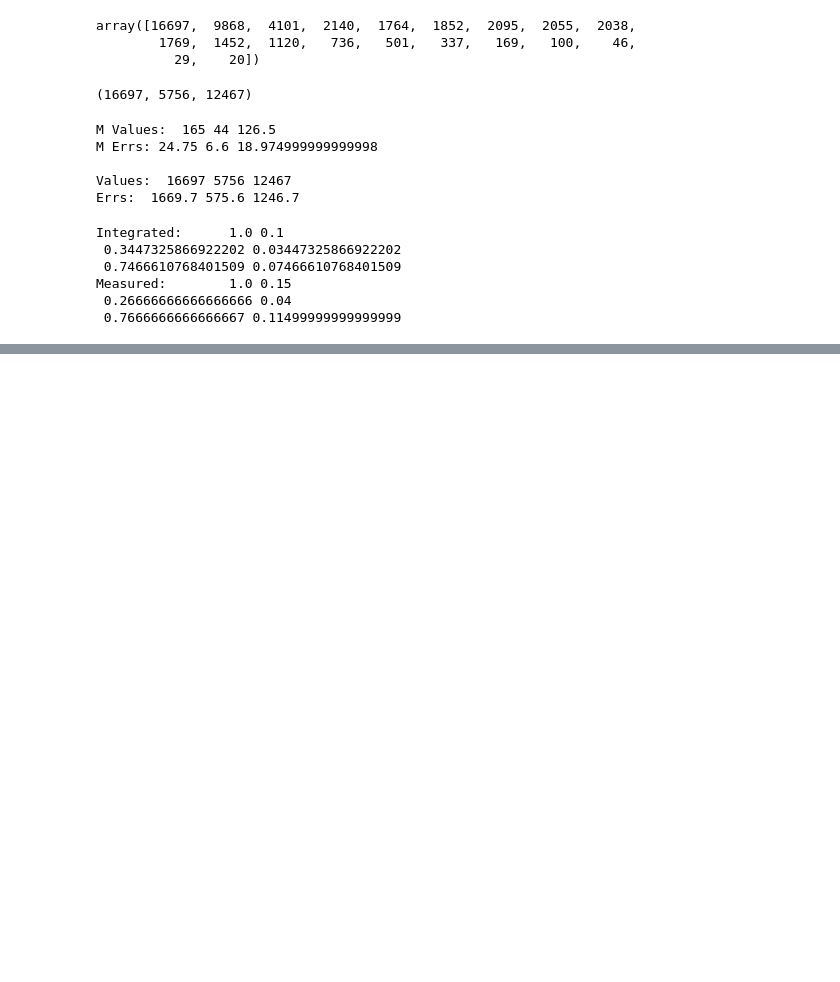
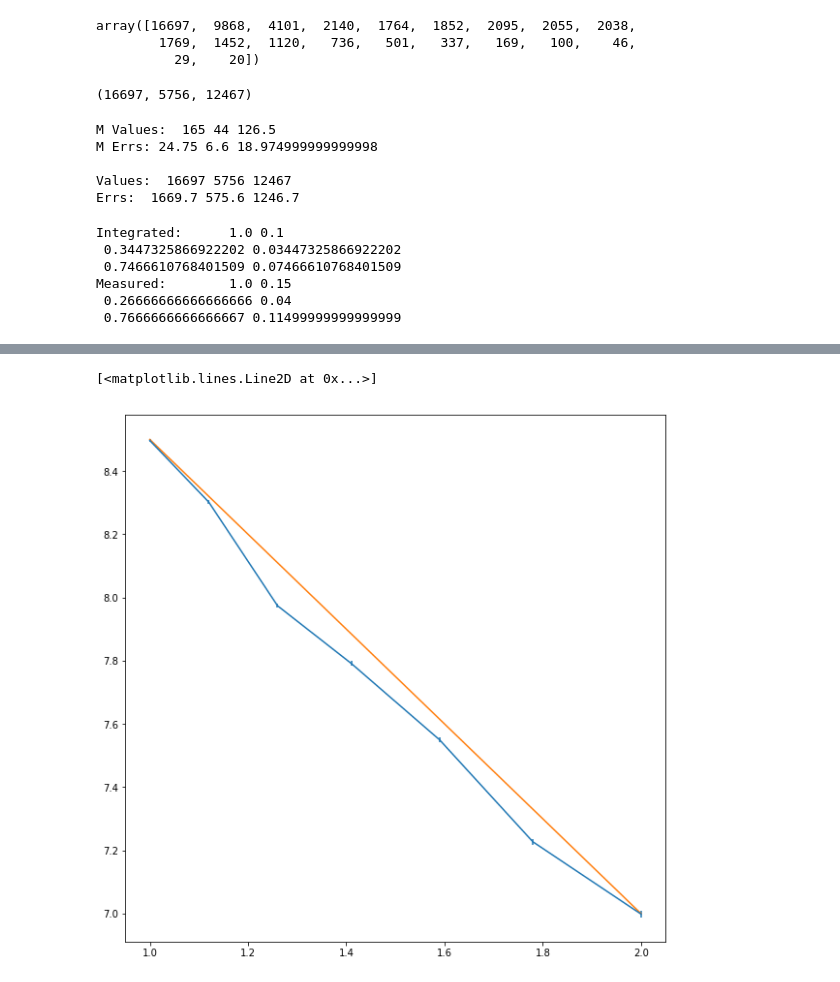
Before and after one commit to qbeer/alkfiz, a Jupyter notebook: sem/sem.ipynb, the cells around one changed output, grey strips where cells are left out. Cells and saved outputs as stored; diff of their text form; code cells hidden in the pictures; blank space fills up the shorter version.

```diff
--- a/sem/sem.ipynb
+++ b/sem/sem.ipynb
@@ -76,0 +102,7 @@ Measured:        1.0 0.15
+# %%
+plt.figure(figsize=(10.,10.))
+plt.errorbar(val, np.log(area), yerr=1./area_err)
+plt.plot(np.linspace(1,2, 20), np.linspace(8.5, 7., 20))
+# %% [output]
+[<matplotlib.lines.Line2D at 0x...>]
+[figure, added]
```
Also changed, not shown: parts of 12 cells of this notebook, 10 other files.
